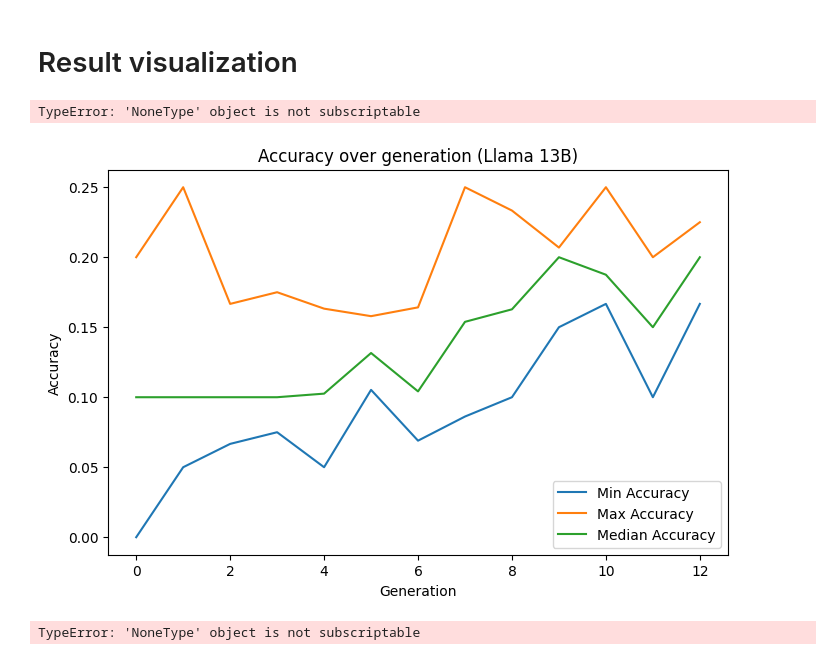
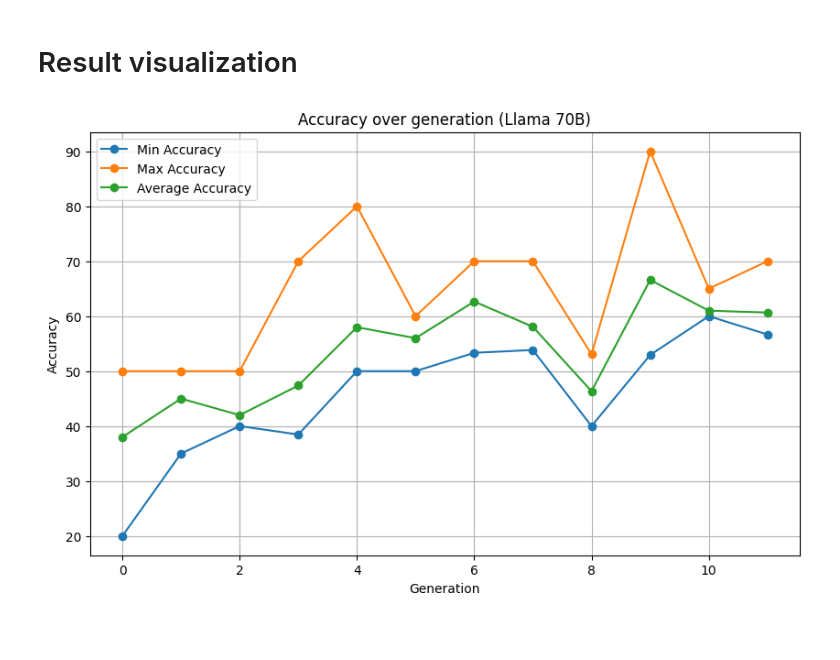
Before and after one commit to Sundae2608/JHU-LLM-Project, a Jupyter notebook: Results Visualization.ipynb, the cells around one changed output. Saved outputs shown, nothing was run; the diff lists cells and outputs as text; code cells hidden in the pictures; blank space fills up the shorter version.

Commit message:
Push the latest generations

```diff
--- a/Results Visualization.ipynb
+++ b/Results Visualization.ipynb
@@ -27,66 +27,58 @@ for file in file_list:
     generation_data.append(df)
 
     # Extract and process prompts
-    prompts = df['Gene'].apply(lambda x: exec(x)[0]).unique()
+    prompts = df['Gene'].apply(lambda x: eval(x)[0]).unique()
     for prompt in prompts:
         if prompt not in prompt_indices:
             prompt_indices[prompt] = prompt_index
             prompt_index += 1
 
-    system_instructions = df['Gene'].apply(lambda x: exec(x)[1]).unique()
+    system_instructions = df['Gene'].apply(lambda x: eval(x)[1]).unique()
     for system_instruction in system_instructions:
         if system_instruction not in system_instruction_indices:
             system_instruction_indices[system_instruction] = system_instruction_index
             system_instruction_index += 1
 
-    thinking_styles = df['Gene'].apply(lambda x: exec(x)[2]).unique()
+    thinking_styles = df['Gene'].apply(lambda x: eval(x)[2]).unique()
     for thinking_style in thinking_styles:
         if thinking_style not in thinking_style_indices:
-            thinking_style_indices[system_instruction] = thinking_style_index
+            thinking_style_indices[thinking_style] = thinking_style_index
             thinking_style_index += 1
-# %% [output]
-TypeError: 'NoneType' object is not subscriptable
 # %%
 import matplotlib.pyplot as plt
+import numpy as np
 
 # Create lists to store min, max, and median accuracy for each generation
 min_accuracy = []
 max_accuracy = []
-median_accuracy = []
+avg_accuracy = []
 
 for df in generation_data:
-    min_accuracy.append(df['Accuracy'][:5].min())
-    max_accuracy.append(df['Accuracy'][:5].max())
-    median_accuracy.append(df['Accuracy'][:5].median())
+    accuracies = df['Accuracy']
+    accuracies = sorted(accuracies, reverse=True)[:5]
+    min_accuracy.append(min(accuracies) * 100)
+    max_accuracy.append(max(accuracies) * 100)
+    avg_accuracy.append(np.mean(accuracies) * 100)
 
 # Create a plot
 generations = range(len(generation_data))
-plt.figure(figsize=(8, 5))
-plt.plot(generations, min_accuracy, label='Min Accuracy')
-plt.plot(generations, max_accuracy, label='Max Accuracy')
-plt.plot(generations, median_accuracy, label='Median Accuracy')
+plt.figure(figsize=(10,6))
+plt.plot(generations, min_accuracy, label='Min Accuracy', marker='o')
+plt.plot(generations, max_accuracy, label='Max Accuracy', marker='o')
+plt.plot(generations, avg_accuracy, label='Average Accuracy', marker='o')
 
 plt.xlabel('Generation')
 plt.ylabel('Accuracy')
 plt.legend()
-plt.title('Accuracy over generation (Llama 13B)')
+plt.grid(True)
+plt.title('Accuracy over generation (Llama 70B)')
 plt.show()
 # %% [output]
-[figure, old version]
+[figure, new version]
 # %%
 # Create a list to store prompt indices for each row in the combined DataFrame
 combined_df = pd.concat(generation_data, ignore_index=True)
-combined_df['Prompt Index'] = combined_df['Gene'].apply(lambda x: prompt_indices[exec(x)[0]])
-combined_df['System Instruction Index'] = combined_df['Gene'].apply(lambda x: system_instruction_indices[exec(x)[1]])
-combined_df['Thinking Style Index'] = combined_df['Gene'].apply(lambda x: system_instruction_indices[exec(x)[2]])
-combined_df['Number of examples'] = combined_df['Gene'].apply(lambda x: int(exec(x)[3]))
-
-# Plot a histogram of prompt indices
-plt.figure(figsize=(10, 6))
-combined_df['Prompt Index'].plot(kind='hist', bins=current_index, rwidth=0.8)
-plt.xlabel('Prompt Index')
-plt.ylabel('Frequency')
-plt.title('Frequency of Prompts (Indexed)')
-plt.show()
+combined_df['Prompt Index'] = combined_df['Gene'].apply(lambda x: prompt_indices[eval(x)[0]])
+combined_df['System Instruction Index'] = combined_df['Gene'].apply(lambda x: system_instruction_indices[eval(x)[1]])
+combined_df['Thinking Style Index'] = combined_df['Gene'].apply(lambda x: thinking_style_indices[eval(x)[2]])
+combined_df['Number of examples'] = combined_df['Gene'].apply(lambda x: int(eval(x)[3]))
-# %% [output]
-TypeError: 'NoneType' object is not subscriptable
```
Also changed, not shown: parts of 2 cells of this notebook, 7 other files.
